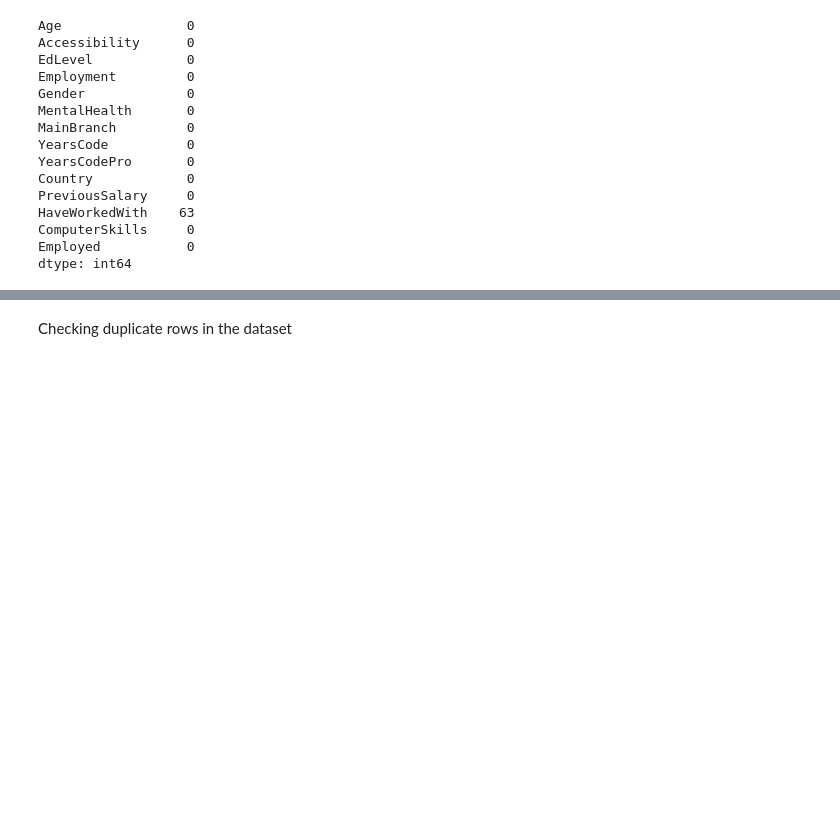
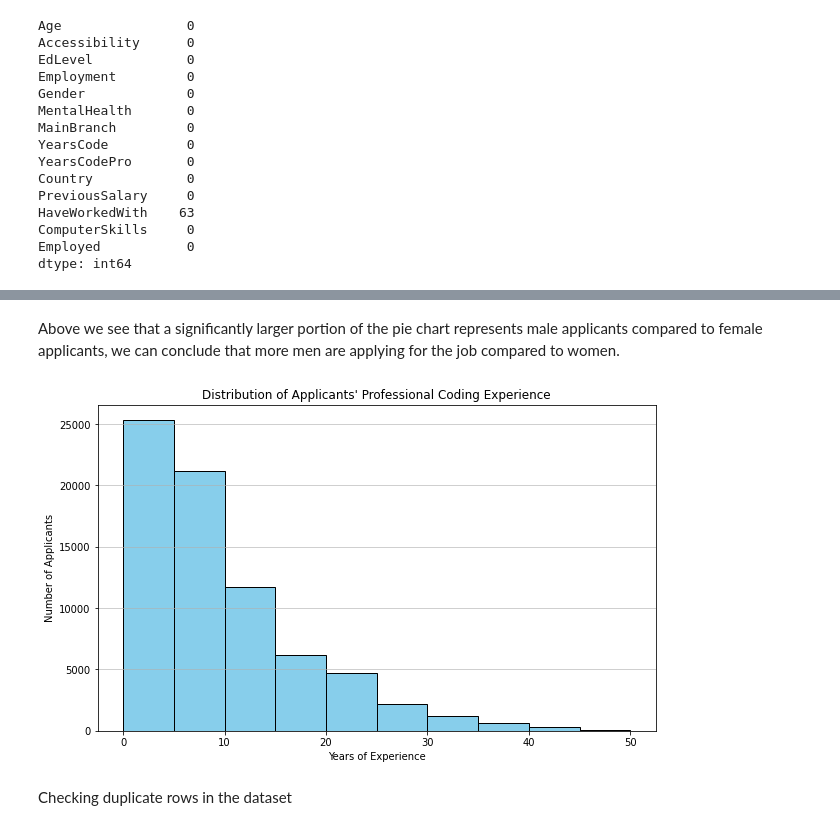
Before and after one commit to SoleilUmwiza92/AIForSociety-S6, a Jupyter notebook: Individual project/archive (1)/JobApplicants.ipynb, the cells around one changed output, grey strips where cells are left out. Drawn from its saved outputs; the diff is of its cells as text; code cells hidden in the pictures; blank space fills up the shorter version.

```diff
--- a/Individual project/archive (1)/JobApplicants.ipynb
+++ b/Individual project/archive (1)/JobApplicants.ipynb
@@ -105,3 +156,16 @@ dtype: int64
+# %% [markdown]
+ Above we see that a significantly larger portion of the pie chart represents male applicants compared to female applicants, we can conclude that more men are applying for the job compared to women.
+# %%
+# Create histogram
+plt.figure(figsize=(10, 6))
+plt.hist(df['YearsCodePro'], bins=10, edgecolor='black', color='skyblue')
+plt.title('Distribution of Applicants\' Professional Coding Experience')
+plt.xlabel('Years of Experience')
+plt.ylabel('Number of Applicants')
+plt.grid(axis='y', alpha=0.75)
+plt.show()
+# %% [output]
+[figure, added]
 # %% [markdown]
 Checking duplicate rows in the dataset
 # %%
```
Also changed, not shown: parts of 47 cells of this notebook.
